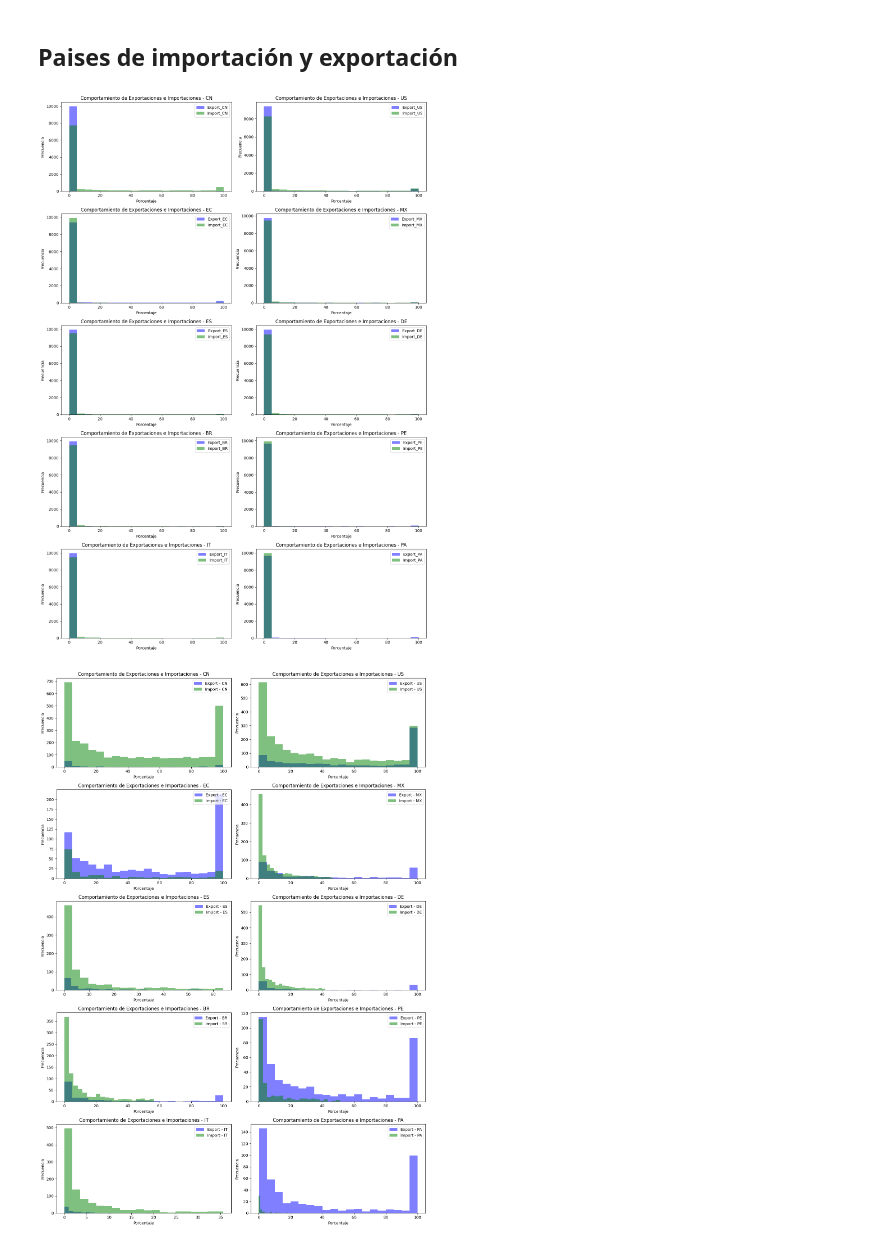
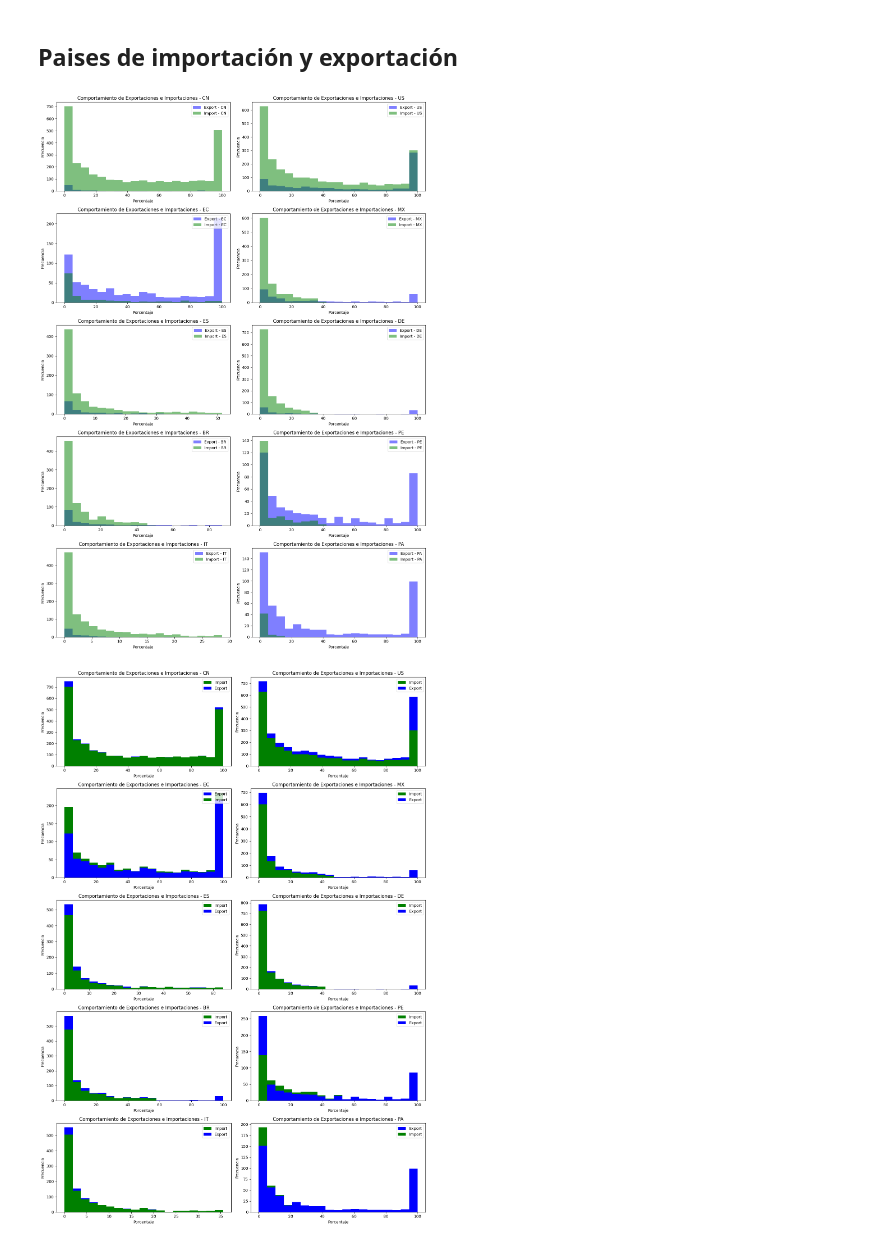
Before and after one commit to juanDango/ProyectoCienciaDatos, a Jupyter notebook: analisis.ipynb, the cells around one changed output. Saved outputs shown, nothing was run; the diff lists cells and outputs as text; code cells hidden in the pictures.

```diff
--- a/analisis.ipynb
+++ b/analisis.ipynb
@@ -23,7 +41,7 @@ datos.head(5)
 5 rows × 218 columns
 # %%
 datos = datos[0:10000]
-datos = datos.loc[:,("Company", "Property, plant and equipment", "Cash and Cash Equivalents", "Import", "Export", "Net Sales Revenue Trend (%)", "Operating Profit Trend (%)")]
+datos = datos.loc[:,("Company", "Property, plant and equipment", "Cash and Cash Equivalents", "Import", "Export", "Net Sales Revenue Trend (%)", "Operating Profit Trend (%)", "Industry (NAICS)")]
 # %%
 datos.columns
 # %% [output]
@@ -124 +142,6 @@ Index(['Company', 'Property, plant and equipment', 'Cash and Cash Equivalents',
       dtype='object')
+# %%
+datos['First_Sector'] = datos['Industry (NAICS)'].str.split(';').str[0]
+
+# Mostrar las primeras filas con la nueva columna
+datos[['Company', 'Industry (NAICS)', 'First_Sector']].head()
@@ -428,37 +458,59 @@ Asimetría: 70.39166071984562
 # %% [markdown]
 ## Paises de importación y exportación
 # %%
+def remove_outliers_iqr(data_column):
+    Q1 = data_column.quantile(0.25)
+    Q3 = data_column.quantile(0.75)
+    IQR = Q3 - Q1
+    lower_bound = Q1 - 1 * IQR
+    upper_bound = Q3 + 1 * IQR
+    return data_column[(data_column >= lower_bound) & (data_column <= upper_bound)]
+
+# Función para eliminar valores en cero
+def remove_zero_values(data_column):
+    return data_column[data_column != 0]
 
 # Obtener las columnas de exportación e importación del top 10 de países
 top_10_export_columns = [col for col in datos.columns if 'Export_' in col]
 top_10_import_columns = [col for col in datos.columns if 'Import_' in col]
 
 # Crear un gráfico combinado de subplots para exportaciones e importaciones por país
 fig, axes = plt.subplots(nrows=5, ncols=2, figsize=(14, 20))  # 5 filas, 2 columnas
 
 # Aplanar los ejes para facilitar el acceso
 axes = axes.flatten()
 
-# Iterar sobre las columnas de exportación e importación y graficar
+# Iterar sobre las columnas de exportación e importación, eliminar outliers y graficar
 for i, (export_col, import_col) in enumerate(zip(top_10_export_columns, top_10_import_columns)):
+    # Limpiar los datos: eliminar outliers y valores en cero
+    export_data_clean = remove_outliers_iqr(remove_zero_values(datos[export_col].dropna()))
+    import_data_clean = remove_outliers_iqr(remove_zero_values(datos[import_col].dropna()))
+
+    # Determinar el rango de los bins utilizando el valor mínimo y máximo entre ambas series (exportaciones e importaciones)
+    min_value = min(export_data_clean.min(), import_data_clean.min())
+    max_value = max(export_data_clean.max(), import_data_clean.max())
+
+    # Definir los bins comunes para exportaciones e importaciones
+    bins = np.linspace(min_value, max_value, 20)
+
     # Histograma de exportaciones
-    axes[i].hist(datos[export_col].dropna(), bins=20, alpha=0.5, label=f'{export_col}', color='blue')
+    axes[i].hist(export_data_clean, bins=bins, alpha=0.5, label=f'Export - {export_col.split("_")[1]}', color='blue')
 
     # Histograma de importaciones
-    axes[i].hist(datos[import_col].dropna(), bins=20, alpha=0.5, label=f'{import_col}', color='green')
+    axes[i].hist(import_data_clean, bins=bins, alpha=0.5, label=f'Import - {import_col.split("_")[1]}', color='green')
 
     # Título y etiquetas
     country_name = export_col.split("_")[1]  # Obtener el nombre del país
     axes[i].set_title(f'Comportamiento de Exportaciones e Importaciones - {country_name}')
     axes[i].set_xlabel('Porcentaje')
     axes[i].set_ylabel('Frecuencia')
     axes[i].legend(loc='upper right')
 
 # Ajustar el layout
 plt.tight_layout()
 plt.show()
 # %% [output]
-[figure, old version]
+[figure, new version]
 # %%
 # Función para eliminar outliers utilizando el IQR (Rango Intercuartílico)
 def remove_outliers_iqr(data_column):
@@ -489,21 +541,38 @@ for i, (export_col, import_col) in enumerate(zip(top_10_export_columns, top_10_i
     export_data_clean = remove_outliers_iqr(remove_zero_values(datos[export_col].dropna()))
     import_data_clean = remove_outliers_iqr(remove_zero_values(datos[import_col].dropna()))
 
-    # Histograma de exportaciones
-    axes[i].hist(export_data_clean, bins=20, alpha=0.5, label=f'Export - {export_col.split("_")[1]}', color='blue')
+    # Determinar el rango de los bins utilizando el valor mínimo y máximo entre ambas series (exportaciones e importaciones)
+    min_value = min(export_data_clean.min(), import_data_clean.min())
+    max_value = max(export_data_clean.max(), import_data_clean.max())
 
-    # Histograma de importaciones
-    axes[i].hist(import_data_clean, bins=20, alpha=0.5, label=f'Import - {import_col.split("_")[1]}', color='green')
+    # Definir los bins comunes para exportaciones e importaciones
+    bins = np.linspace(min_value, max_value, 20)
+
+    # Obtener los valores de los histogramas (sin plotearlos)
+    export_hist, _ = np.histogram(export_data_clean, bins=bins)
+    import_hist, _ = np.histogram(import_data_clean, bins=bins)
+
+    # Dibujar las barras apiladas
+    for j in range(len(bins) - 1):
+        # El bin mayor será la base
+        if export_hist[j] > import_hist[j]:
+            axes[i].bar(bins[j], export_hist[j], width=bins[j+1] - bins[j], color='blue', align='edge', label='Export' if j == 0 else "")
+            axes[i].bar(bins[j], import_hist[j], width=bins[j+1] - bins[j], bottom=export_hist[j], color='green', align='edge', label='Import' if j == 0 else "")
+        else:
+            axes[i].bar(bins[j], import_hist[j], width=bins[j+1] - bins[j], color='green', align='edge', label='Import' if j == 0 else "")
+            axes[i].bar(bins[j], export_hist[j], width=bins[j+1] - bins[j], bottom=import_hist[j], color='blue', align='edge', label='Export' if j == 0 else "")
 
     # Título y etiquetas
     country_name = export_col.split("_")[1]  # Obtener el nombre del país
     axes[i].set_title(f'Comportamiento de Exportaciones e Importaciones - {country_name}')
     axes[i].set_xlabel('Porcentaje')
     axes[i].set_ylabel('Frecuencia')
+
+    # Añadir la leyenda solo una vez en cada gráfico
     axes[i].legend(loc='upper right')
 
 # Ajustar el layout
 plt.tight_layout()
 plt.show()
 # %% [output]
-[figure, old version]
+[figure, new version]
```
Also changed, not shown: parts of 28 cells of this notebook.
